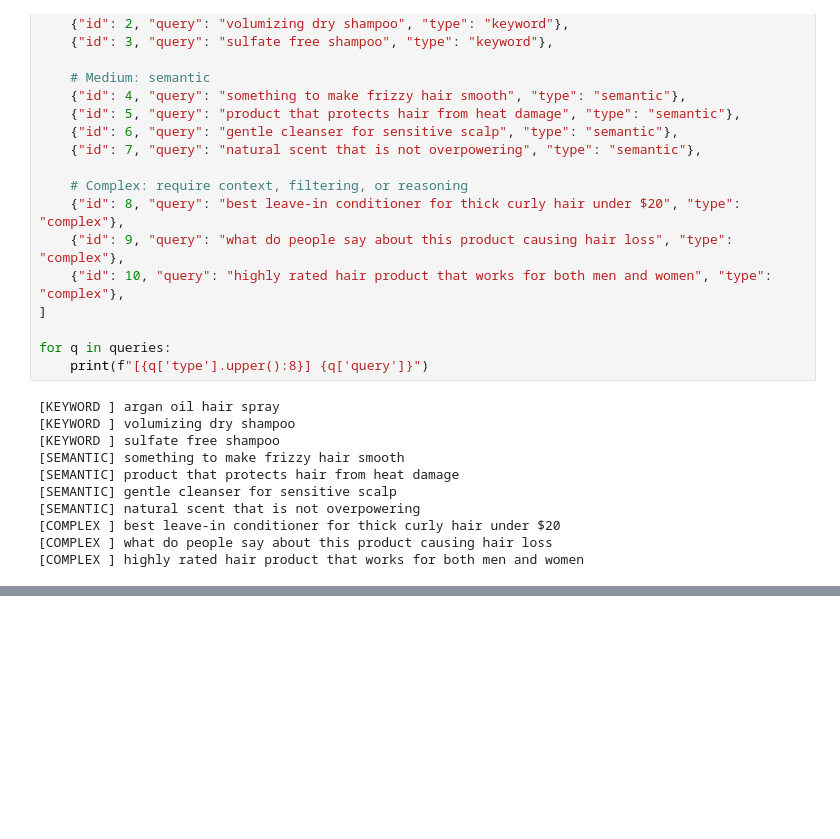
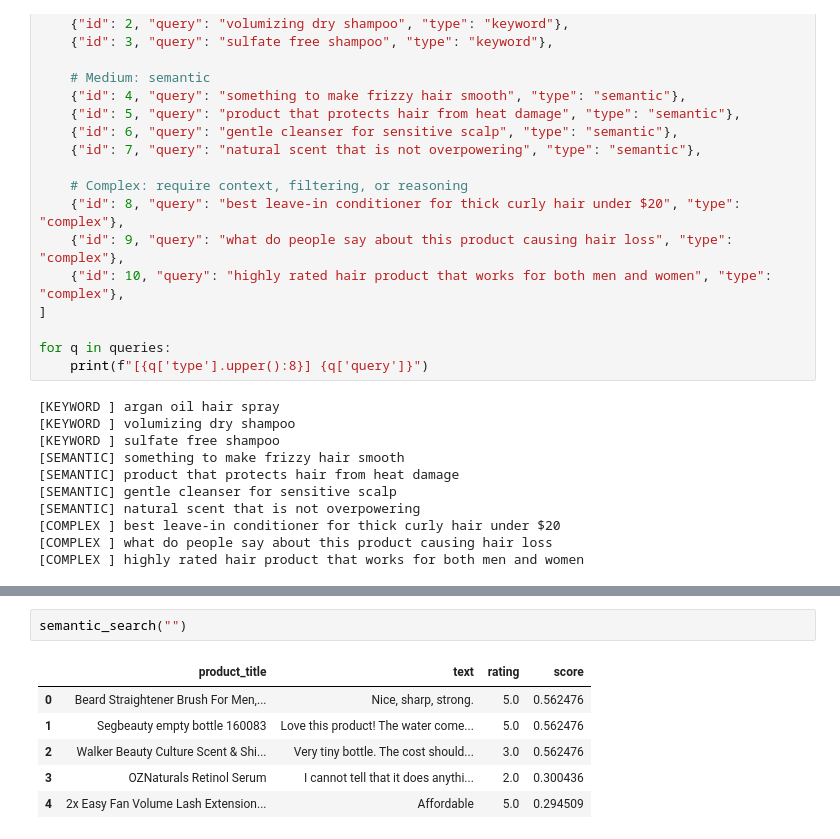
Before and after one commit to UBC-MDS/DSCI_575_project_barafat2_moham136, a Jupyter notebook: notebooks/queries_comparison.ipynb, the cells around one changed output, grey strips where cells are left out. Cells and saved outputs as stored; diff of their text form; blank space fills up the shorter version.

```diff
--- a/notebooks/queries_comparison.ipynb
+++ b/notebooks/queries_comparison.ipynb
@@ -82,3 +84,12 @@ Embeddings shape: (701528, 384)
+# %%
+semantic_search("")
+# %% [output]
+|  | product_title | text | rating | score |
+| 0 | Beard Straightener Brush For Men,... | Nice, sharp, strong. | 5.0 | 0.562476 |
+| 1 | Segbeauty empty bottle 160083 | Love this product! The water come... | 5.0 | 0.562476 |
+| 2 | Walker Beauty Culture Scent & Shi... | Very tiny bottle. The cost should... | 3.0 | 0.562476 |
+| 3 | OZNaturals Retinol Serum | I cannot tell that it does anythi... | 2.0 | 0.300436 |
+| 4 | 2x Easy Fan Volume Lash Extension... | Affordable | 5.0 | 0.294509 |
 # %%
 all_results = {}
 
```
Also changed, not shown: parts of 6 cells of this notebook, 1 other file.
